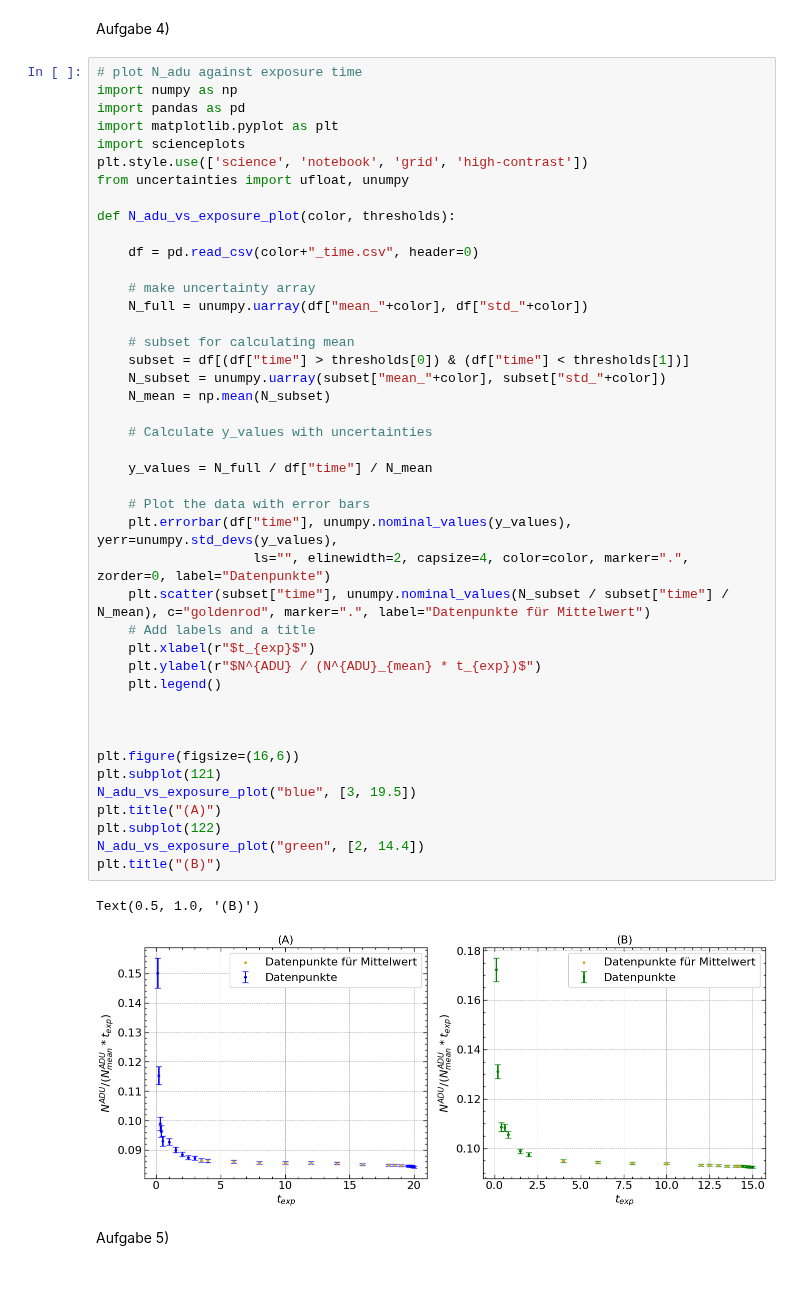
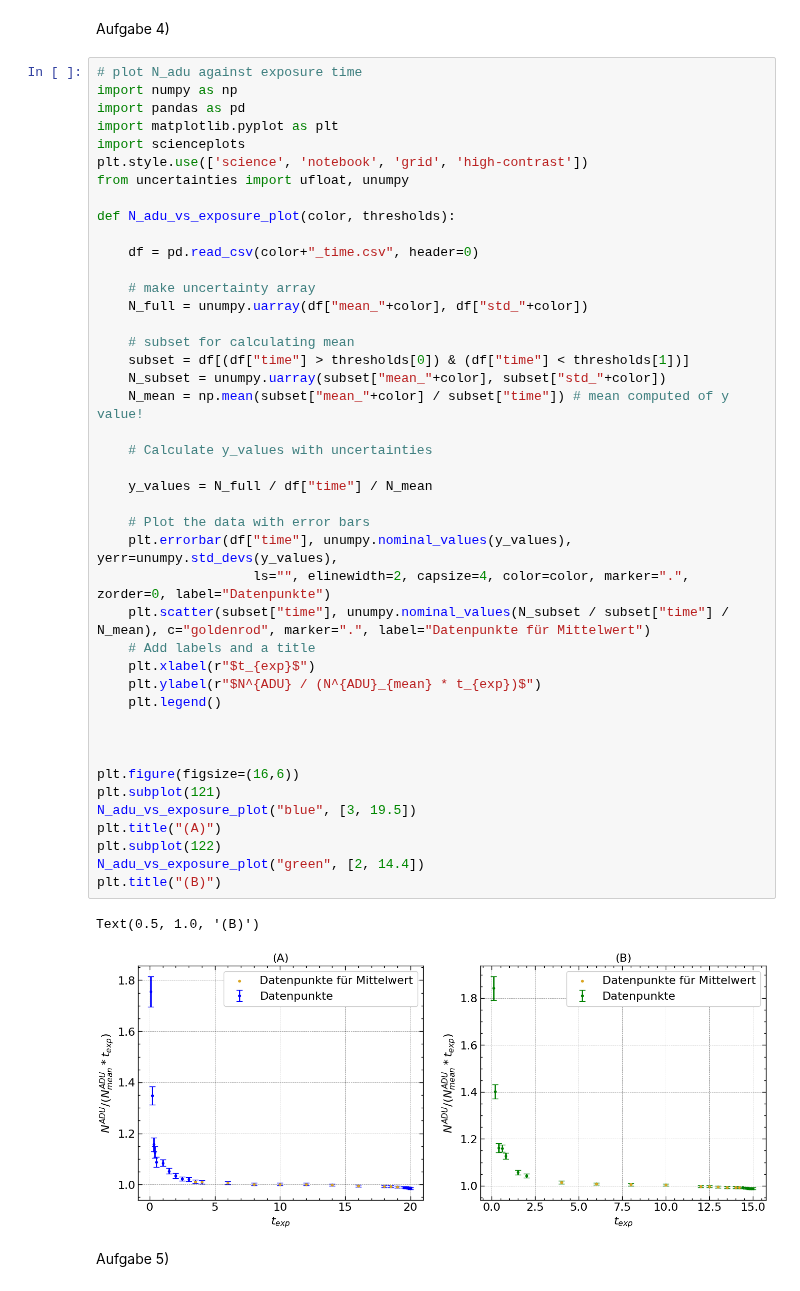
Before and after one commit to KemalOenen/advanced_labcourse, a Jupyter notebook: A003/data_analysis.ipynb, the cells around one changed output. Cells and saved outputs as stored; diff of their text form.

```diff
--- a/A003/data_analysis.ipynb
+++ b/A003/data_analysis.ipynb
@@ -32,35 +32,35 @@ def N_adu_vs_exposure_plot(color, thresholds):
     N_full = unumpy.uarray(df["mean_"+color], df["std_"+color])
 
     # subset for calculating mean
     subset = df[(df["time"] > thresholds[0]) & (df["time"] < thresholds[1])]
     N_subset = unumpy.uarray(subset["mean_"+color], subset["std_"+color])
-    N_mean = np.mean(N_subset)
+    N_mean = np.mean(subset["mean_"+color] / subset["time"]) # mean computed of y value!
 
     # Calculate y_values with uncertainties
 
     y_values = N_full / df["time"] / N_mean
 
     # Plot the data with error bars
     plt.errorbar(df["time"], unumpy.nominal_values(y_values), yerr=unumpy.std_devs(y_values),
                     ls="", elinewidth=2, capsize=4, color=color, marker=".", zorder=0, label="Datenpunkte")
     plt.scatter(subset["time"], unumpy.nominal_values(N_subset / subset["time"] / N_mean), c="goldenrod", marker=".", label="Datenpunkte für Mittelwert")
     # Add labels and a title
     plt.xlabel(r"$t_{exp}$")
     plt.ylabel(r"$N^{ADU} / (N^{ADU}_{mean} * t_{exp})$")
     plt.legend()
 
 
 
 plt.figure(figsize=(16,6))
 plt.subplot(121)
 N_adu_vs_exposure_plot("blue", [3, 19.5])
 plt.title("(A)")
 plt.subplot(122)
 N_adu_vs_exposure_plot("green", [2, 14.4])
 plt.title("(B)")
 # %% [output]
 Text(0.5, 1.0, '(B)')
-[figure, old version]
+[figure, new version]
 # %% [markdown]
 Aufgabe 5)
 # %%
```
Also changed, not shown: parts of 3 cells of this notebook, 1 other file.
